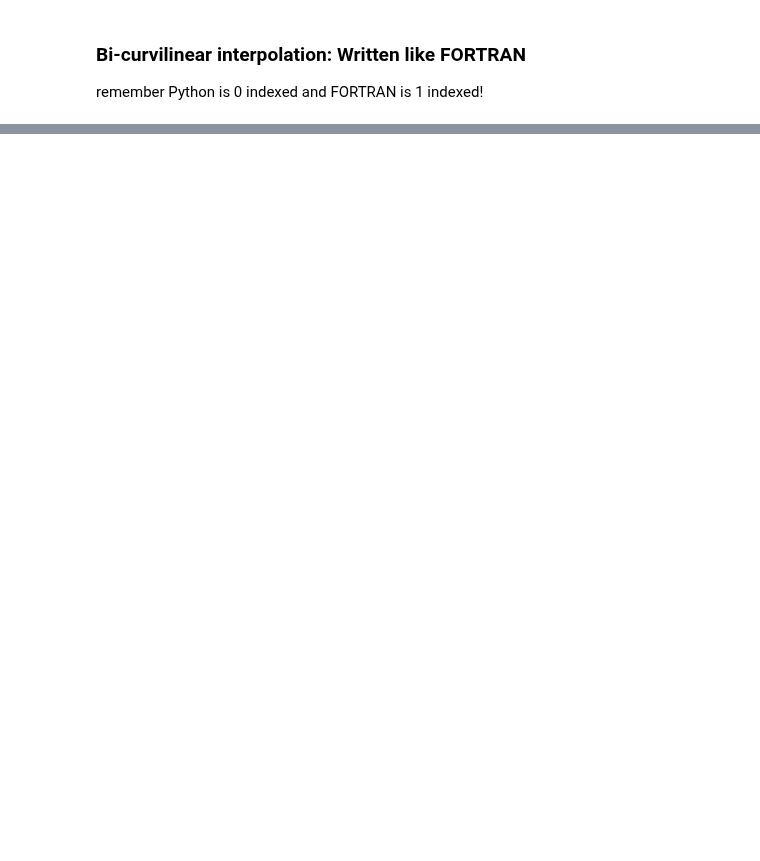
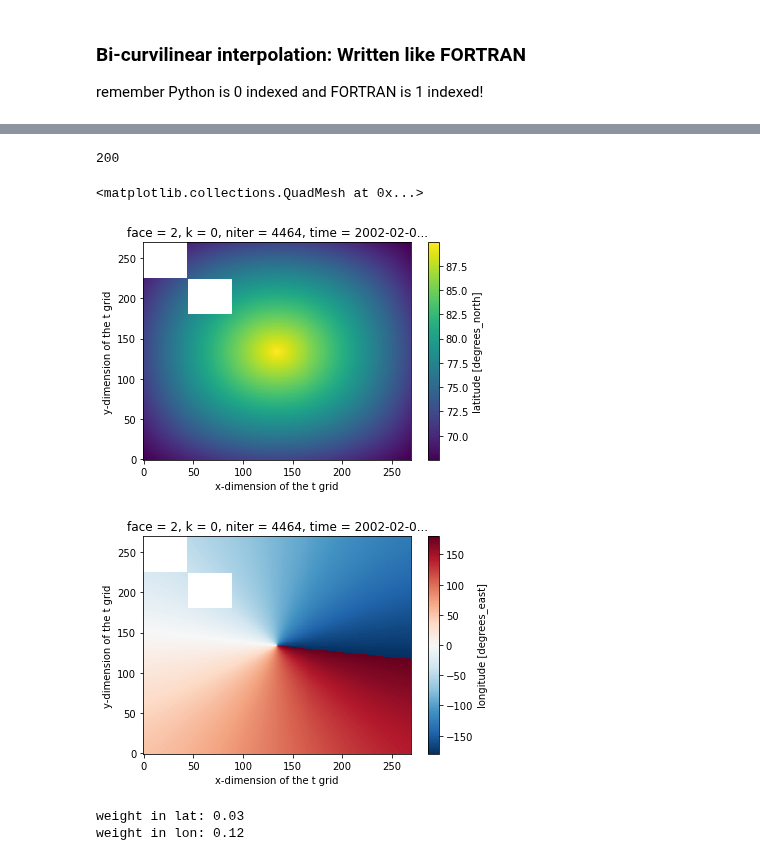
Before and after one commit to IvanaEscobar/sandbox, a Jupyter notebook: sandbox/bin/notebooks/ihop_interp-curvilinear-tracer-pts.ipynb, the cells around one changed output, grey strips where cells are left out. Saved outputs shown, nothing was run; the diff lists cells and outputs as text; code cells hidden in the pictures; blank space fills up the shorter version.

```diff
--- a/sandbox/bin/notebooks/ihop_interp-curvilinear-tracer-pts.ipynb
+++ b/sandbox/bin/notebooks/ihop_interp-curvilinear-tracer-pts.ipynb
@@ -163,0 +195,20 @@ print(c2.values-c.values)
+# %%
+from xmitgcm import llcreader
+astePt = [134.5, 76.59]
+containedIn = [[200,201],[50,51]]
+# %% [output]
+200
+# %%
+aste = llcreader.SverdrupASTE270Model()
+asteDs = aste.get_dataset(k_chunksize=90)
+# %%
+ads = asteDs.sel(face=2, k=0).isel(time=0)
+# %%
+ads.YC.plot()
+
+plt.figure()
+ads.XC.plot()
+# %% [output]
+<matplotlib.collections.QuadMesh at 0x...>
+[figure, added]
+[figure, added]
@@ -163,0 +240,19 @@ print(c2.values-c.values)
+# %%
+#Step 1: Find weights
+i, j, wlat, wlon = llcInterp(ads, containedIn, astePt[0], astePt[1])
+
+#Step 2: Calc dc along XC[i] and XC[i+1] between tracer points
+dcy = ads.SALT.sel(i=i[0], j=j[1]) - \
+      ads.SALT.sel(i=i[0], j=j[0])
+dcy2= ads.SALT.sel(i=i[1], j=j[1]) - \
+      ads.SALT.sel(i=i[1], j=j[0])
+
+#Step 3: Calc intermediate first linear interp on curvi in lat
+cy  = ads.SALT.sel(i=i[0], j=j[0]) + dcy*wlat
+cy2 = ads.SALT.sel(i=i[1], j=j[0]) + dcy2*wlat
+
+#Step 4: Calc final interp on curvilinear grid in lon
+c   = (1-wlon)*cy + wlon*cy2
+# %% [output]
+weight in lat: 0.03
+weight in lon: 0.12
```
Also changed, not shown: parts of 22 cells of this notebook.
